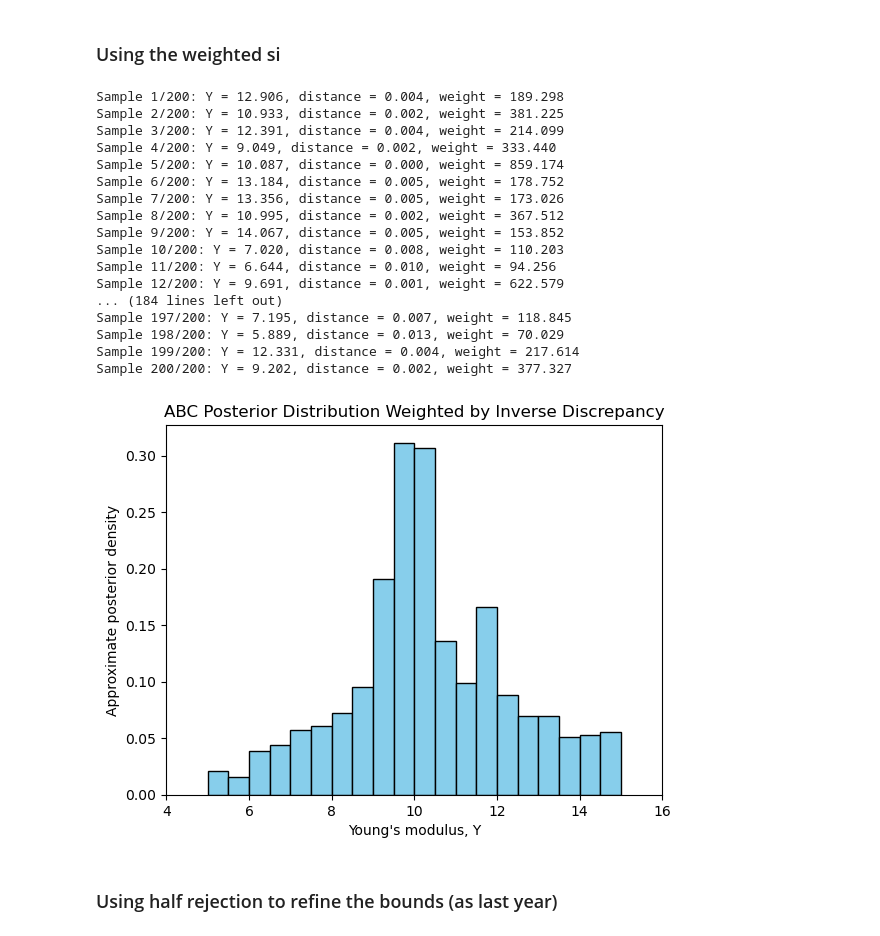
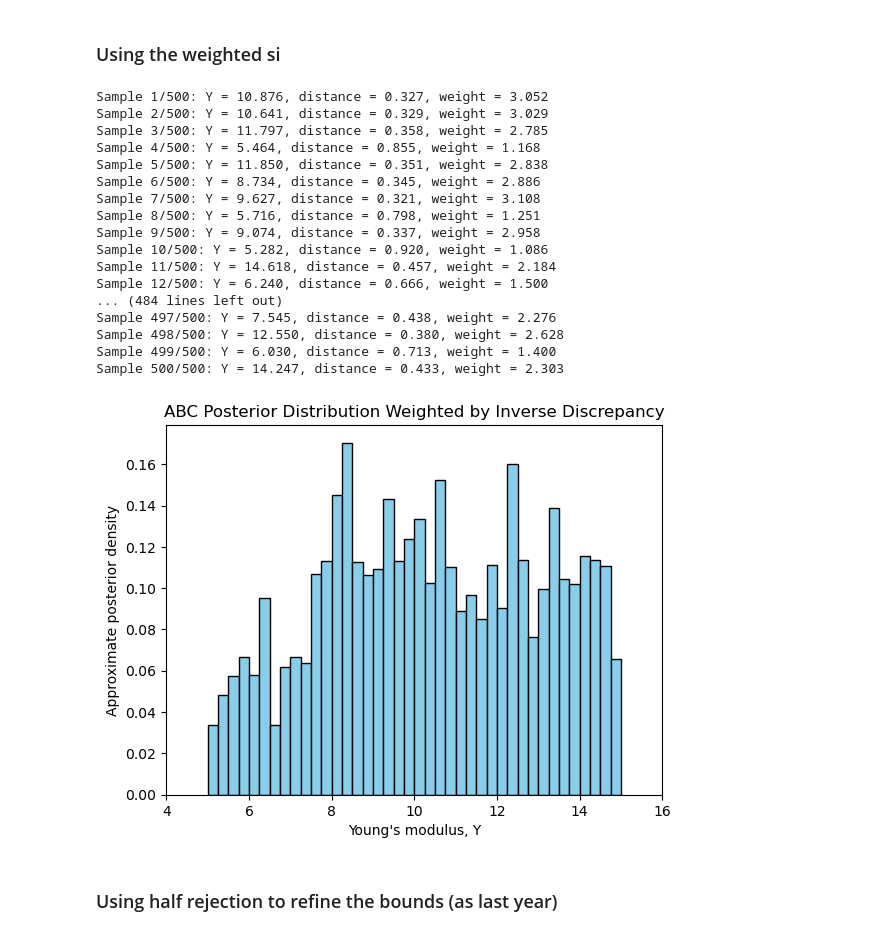
Before and after one commit to lusxvr/bayesian_parameter_identification, a Jupyter notebook: Bayesian_Parameter_Identification.ipynb, the cells around one changed output. Cells and saved outputs as stored; diff of their text form; code cells hidden in the pictures.

Commit message:
added noise to everything, it works now

```diff
--- a/Bayesian_Parameter_Identification.ipynb
+++ b/Bayesian_Parameter_Identification.ipynb
@@ -433,6 +455,19 @@ U_obs.assign(U)
-# %%
-dV = df.Measure("dx", domain=mesh)
-def compute_distance(U1, U2):
-    """Compute the L2 error between two displacement fields."""
-    error_sq = df.assemble(df.inner(U1 - U2, U1 - U2) * dV)
-    return np.sqrt(error_sq)
+# %%
+noise_mean = 0
+noise_sd = 0.01
+
+# Generate the noise
+noise = np.random.normal(loc=noise_mean, scale=noise_sd,
+                         size=U_obs.vector().get_local().shape)
+
+# Add noise to the model the real measurement
+U_obs.vector()[:] += noise
+
+# Plot the distribution of the noise
+plt.figure();
+plt.hist(noise, bins=40, density=True, alpha=0.7, color='blue');
+plt.title('Histogram of Added Noise');
+plt.xlabel('Noise value');
+plt.ylabel('Frequency');
+plt.grid(True);
+plt.show();
@@ -443,8 +480,8 @@ def compute_distance(U1, U2):
 Y_min, Y_max = 5.0, 15.0
 
 # Number of trials and acceptance threshold (tune epsilon as needed)
-N_trials = 200
-epsilon = 0.005  # adjust this threshold to control the acceptance rate
+N_trials = 500
+epsilon = 0.5  # adjust this threshold to control the acceptance rate
 
 accepted_Y = []
 accepted_distances = []
@@ -457,7 +494,7 @@ for i in range(N_trials):
     # Note: use init_U=True to reinitialize the displacement field at each iteration.
     #solve_nonlinear_model(mesh=mesh, boundaries_mf=boundaries_mf, bcs=bcs, U=U, Y=Y_sample, nu=nu, P=P_obs, init_U=True)
     solve_linear_model(mesh=mesh, boundaries_mf=boundaries_mf, bcs=bcs, U=U, Y=Y_sample, nu=nu, P=P_obs, init_U=True)
-
+    U.vector()[:] += numpy.random.normal(loc=noise_mean, scale=noise_sd, size=U.vector().get_local().shape)
 
     # Compute the discrepancy between the current simulation and the observed data
     d = compute_distance(U, U_obs)
@@ -505,7 +542,7 @@ plt.show();
 ### Using the weighted si
 # %%
 # Number of samples to draw
-N_trials = 200
+N_trials = 500
 
 # Small constant to avoid division by zero in weights
 eps_w = 1e-3
@@ -522,6 +559,7 @@ for i in range(N_trials):
     # Use init_U=True to reinitialize the displacement field.
     #solve_nonlinear_model(mesh=mesh, boundaries_mf=boundaries_mf, bcs=bcs, U=U, Y=Y_sample, nu=nu, P=P_obs, init_U=True)
     solve_linear_model(mesh=mesh, boundaries_mf=boundaries_mf, bcs=bcs, U=U, Y=Y_sample, nu=nu, P=P_obs, init_U=True)
+    U.vector()[:] += numpy.random.normal(loc=noise_mean, scale=noise_sd, size=U.vector().get_local().shape)
 
 
     # Compute the discrepancy between current simulation and observed data
@@ -543,34 +581,34 @@ all_weights = np.array(all_weights)
 # Normalize weights to sum to 1 (if desired)
 all_weights_norm = all_weights / np.sum(all_weights)
 # %% [output]
-Sample 1/200: Y = 12.906, distance = 0.004, weight = 189.298
-Sample 2/200: Y = 10.933, distance = 0.002, weight = 381.225
-Sample 3/200: Y = 12.391, distance = 0.004, weight = 214.099
-Sample 4/200: Y = 9.049, distance = 0.002, weight = 333.440
-Sample 5/200: Y = 10.087, distance = 0.000, weight = 859.174
-Sample 6/200: Y = 13.184, distance = 0.005, weight = 178.752
-Sample 7/200: Y = 13.356, distance = 0.005, weight = 173.026
-Sample 8/200: Y = 10.995, distance = 0.002, weight = 367.512
-Sample 9/200: Y = 14.067, distance = 0.005, weight = 153.852
-Sample 10/200: Y = 7.020, distance = 0.008, weight = 110.203
-Sample 11/200: Y = 6.644, distance = 0.010, weight = 94.256
-Sample 12/200: Y = 9.691, distance = 0.001, weight = 622.579
-... (184 lines left out)
-Sample 197/200: Y = 7.195, distance = 0.007, weight = 118.845
-Sample 198/200: Y = 5.889, distance = 0.013, weight = 70.029
-Sample 199/200: Y = 12.331, distance = 0.004, weight = 217.614
-Sample 200/200: Y = 9.202, distance = 0.002, weight = 377.327
+Sample 1/500: Y = 10.876, distance = 0.327, weight = 3.052
+Sample 2/500: Y = 10.641, distance = 0.329, weight = 3.029
+Sample 3/500: Y = 11.797, distance = 0.358, weight = 2.785
+Sample 4/500: Y = 5.464, distance = 0.855, weight = 1.168
+Sample 5/500: Y = 11.850, distance = 0.351, weight = 2.838
+Sample 6/500: Y = 8.734, distance = 0.345, weight = 2.886
+Sample 7/500: Y = 9.627, distance = 0.321, weight = 3.108
+Sample 8/500: Y = 5.716, distance = 0.798, weight = 1.251
+Sample 9/500: Y = 9.074, distance = 0.337, weight = 2.958
+Sample 10/500: Y = 5.282, distance = 0.920, weight = 1.086
+Sample 11/500: Y = 14.618, distance = 0.457, weight = 2.184
+Sample 12/500: Y = 6.240, distance = 0.666, weight = 1.500
+... (484 lines left out)
+Sample 497/500: Y = 7.545, distance = 0.438, weight = 2.276
+Sample 498/500: Y = 12.550, distance = 0.380, weight = 2.628
+Sample 499/500: Y = 6.030, distance = 0.713, weight = 1.400
+Sample 500/500: Y = 14.247, distance = 0.433, weight = 2.303
 # %%
 # Plot a weighted histogram of the samples
-plt.hist(all_samples, bins=20, density=True, weights=all_weights_norm,
+plt.hist(all_samples, bins=40, density=True, weights=all_weights_norm,
          range=(Y_min, Y_max), color="skyblue", edgecolor="black")
 plt.xlabel("Young's modulus, Y")
 plt.ylabel("Approximate posterior density")
 plt.title("ABC Posterior Distribution Weighted by Inverse Discrepancy")
 plt.xlim(Y_min-1, Y_max+1)  # Force x-axis to always span from Y_min to Y_max
 plt.show();
 # %% [output]
-[figure, old version]
+[figure, new version]
 # %% [markdown]
 ### Using half rejection to refine the bounds (as last year)
 # %%
```
Also changed, not shown: parts of 35 cells of this notebook.
